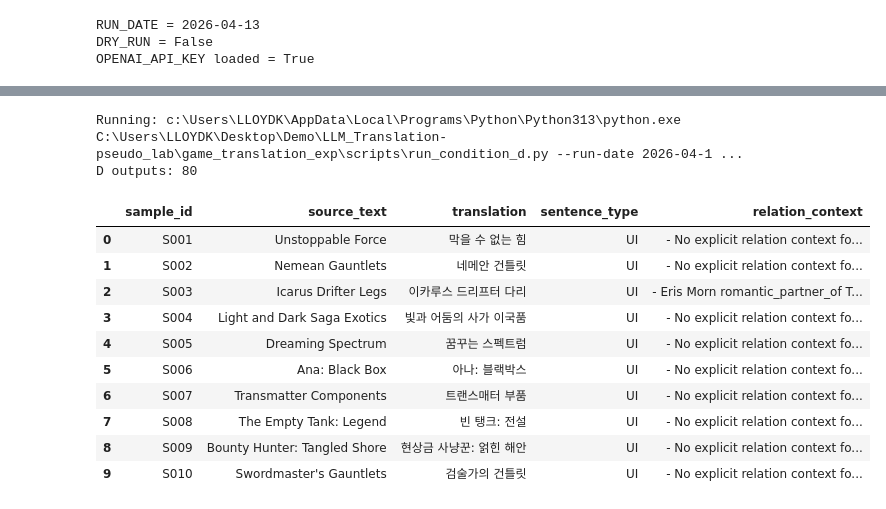
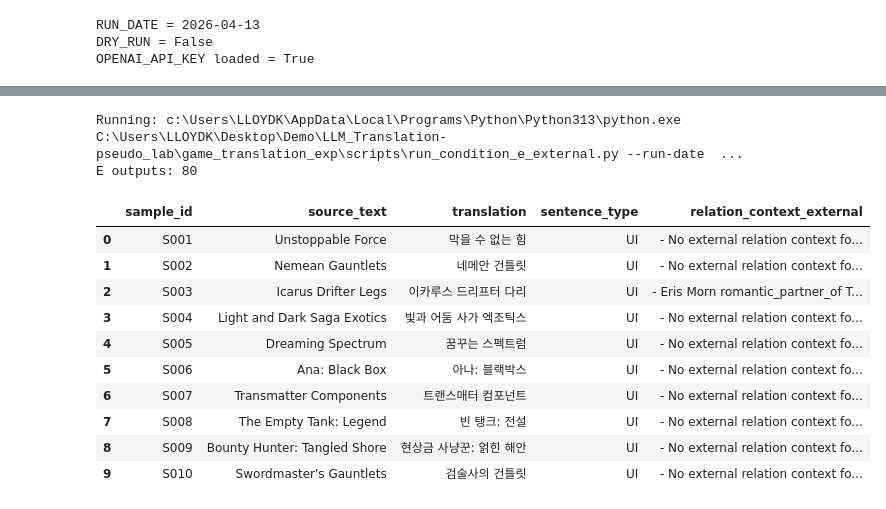
Before and after one commit to Yiji-1015/LLM_Translation-pseudo_lab, a Jupyter notebook: game_translation_exp/run_relation_kg_experiment.ipynb, the cells around one changed output, grey strips where cells are left out. Cells and saved outputs as stored; diff of their text form; code cells hidden in the pictures.

```diff
--- a/game_translation_exp/run_relation_kg_experiment.ipynb
+++ b/game_translation_exp/run_relation_kg_experiment.ipynb
@@ -54,6 +55,7 @@ Running: c:\Users\LLOYDK\AppData\Local\Programs\Python\Python313\python.exe C:\U
 CompletedProcess(args=['c:\\Users\\LLOYDK\\AppData\\Local\\Programs\\Python\\Python313\\python.exe', 'C:\\Users\\LLOYDK\\Desktop\\Demo\\LLM_Translation-pseudo_lab\\game_translation_exp\\scripts\\build ...
 # %%
 import os
+import sys
 import subprocess
 from pathlib import Path
 import pandas as pd
@@ -77,6 +79,7 @@ if not (BASE / 'data').exists():
 SCRIPTS = BASE / 'scripts'
 DATA = BASE / 'data'
 REL = DATA / 'relation_kg'
+REL_EXT = DATA / 'relation_kg_external'
 OUT = BASE / 'outputs'
 EVAL = BASE / 'eval'
 
@@ -102,19 +105,15 @@ if REFRESH_AUTO:
     print('Running:', ' '.join(cmd))
     subprocess.run(cmd, check=True)
 # %%
-# 2) Build sample relation context from canonical confirmed edges
+# 2) Build sample relation context from external curated edges
 cmd = [
-    sys.executable,  # 'python3' 대신
-    str(SCRIPTS / 'build_relation_context.py'),
-    '--samples-csv', str(DATA / 'samples_tagged_v1.csv'),
-    '--edges-csv', str(REL / 'relation_edges_confirmed.csv'),
-    '--seed-csv', str(REL / 'character_seeds.csv'),
-    '--out-csv', str(REL / 'sample_relation_context.csv')
+    sys.executable,
+    str(SCRIPTS / 'build_relation_context_external.py'),
+    '--samples-csv', str(DATA / 'samples.csv'),
+    '--edges-csv', str(REL_EXT / 'relation_edges_external_v1.csv'),
+    '--alias-csv', str(REL_EXT / 'entity_aliases_external.csv'),
+    '--out-csv', str(REL_EXT / 'sample_relation_context_external.csv'),
 ]
 print('Running:', ' '.join(cmd))
 subprocess.run(cmd, check=True)
-
-ctx = pd.read_csv(REL / 'sample_relation_context.csv')
-print('context rows:', len(ctx))
-ctx.head(10)
 # %% [output]
@@ -147,26 +141,26 @@ with context: 4 / 80
 # %%
-# 4) Run D condition
-cmd = [sys.executable, str(SCRIPTS / 'run_condition_d.py'), '--run-date', RUN_DATE]
+# 4) Run E condition (external KG)
+cmd = [sys.executable, str(SCRIPTS / 'run_condition_e_external.py'), '--run-date', RUN_DATE]
 if DRY_RUN:
     cmd.append('--dry-run')
 print('Running:', ' '.join(cmd))
 subprocess.run(cmd, check=True)
 
-df_d = pd.read_csv(OUT / f'run_{RUN_DATE}' / 'D_outputs.csv')
-print('D outputs:', len(df_d))
-df_d.head(10)
+df_e = pd.read_csv(OUT / f'run_{RUN_DATE}_external' / 'E_outputs_external.csv')
+print('E outputs:', len(df_e))
+df_e.head(10)
 # %% [output]
-Running: c:\Users\LLOYDK\AppData\Local\Programs\Python\Python313\python.exe C:\Users\LLOYDK\Desktop\Demo\LLM_Translation-pseudo_lab\game_translation_exp\scripts\run_condition_d.py --run-date 2026-04-1 ...
-D outputs: 80
+Running: c:\Users\LLOYDK\AppData\Local\Programs\Python\Python313\python.exe C:\Users\LLOYDK\Desktop\Demo\LLM_Translation-pseudo_lab\game_translation_exp\scripts\run_condition_e_external.py --run-date  ...
+E outputs: 80
-|  | sample_id | source_text | translation | sentence_type | relation_context |
-| 0 | S001 | Unstoppable Force | 막을 수 없는 힘 | UI | - No explicit relation context fo... |
-| 1 | S002 | Nemean Gauntlets | 네메안 건틀릿 | UI | - No explicit relation context fo... |
+|  | sample_id | source_text | translation | sentence_type | relation_context_external |
+| 0 | S001 | Unstoppable Force | 막을 수 없는 힘 | UI | - No external relation context fo... |
+| 1 | S002 | Nemean Gauntlets | 네메안 건틀릿 | UI | - No external relation context fo... |
 | 2 | S003 | Icarus Drifter Legs | 이카루스 드리프터 다리 | UI | - Eris Morn romantic_partner_of T... |
-| 3 | S004 | Light and Dark Saga Exotics | 빛과 어둠의 사가 이국품 | UI | - No explicit relation context fo... |
-| 4 | S005 | Dreaming Spectrum | 꿈꾸는 스펙트럼 | UI | - No explicit relation context fo... |
-| 5 | S006 | Ana: Black Box | 아나: 블랙박스 | UI | - No explicit relation context fo... |
-| 6 | S007 | Transmatter Components | 트랜스매터 부품 | UI | - No explicit relation context fo... |
-| 7 | S008 | The Empty Tank: Legend | 빈 탱크: 전설 | UI | - No explicit relation context fo... |
-| 8 | S009 | Bounty Hunter: Tangled Shore | 현상금 사냥꾼: 얽힌 해안 | UI | - No explicit relation context fo... |
-| 9 | S010 | Swordmaster's Gauntlets | 검술가의 건틀릿 | UI | - No explicit relation context fo... |
+| 3 | S004 | Light and Dark Saga Exotics | 빛과 어둠 사가 엑조틱스 | UI | - No external relation context fo... |
+| 4 | S005 | Dreaming Spectrum | 꿈꾸는 스펙트럼 | UI | - No external relation context fo... |
+| 5 | S006 | Ana: Black Box | 아나: 블랙박스 | UI | - No external relation context fo... |
+| 6 | S007 | Transmatter Components | 트랜스매터 컴포넌트 | UI | - No external relation context fo... |
+| 7 | S008 | The Empty Tank: Legend | 빈 탱크: 전설 | UI | - No external relation context fo... |
+| 8 | S009 | Bounty Hunter: Tangled Shore | 현상금 사냥꾼: 얽힌 해안 | UI | - No external relation context fo... |
+| 9 | S010 | Swordmaster's Gauntlets | 검술사의 건틀릿 | UI | - No external relation context fo... |
 # %%
```
Also changed, not shown: parts of 7 cells of this notebook, 25 other files.
